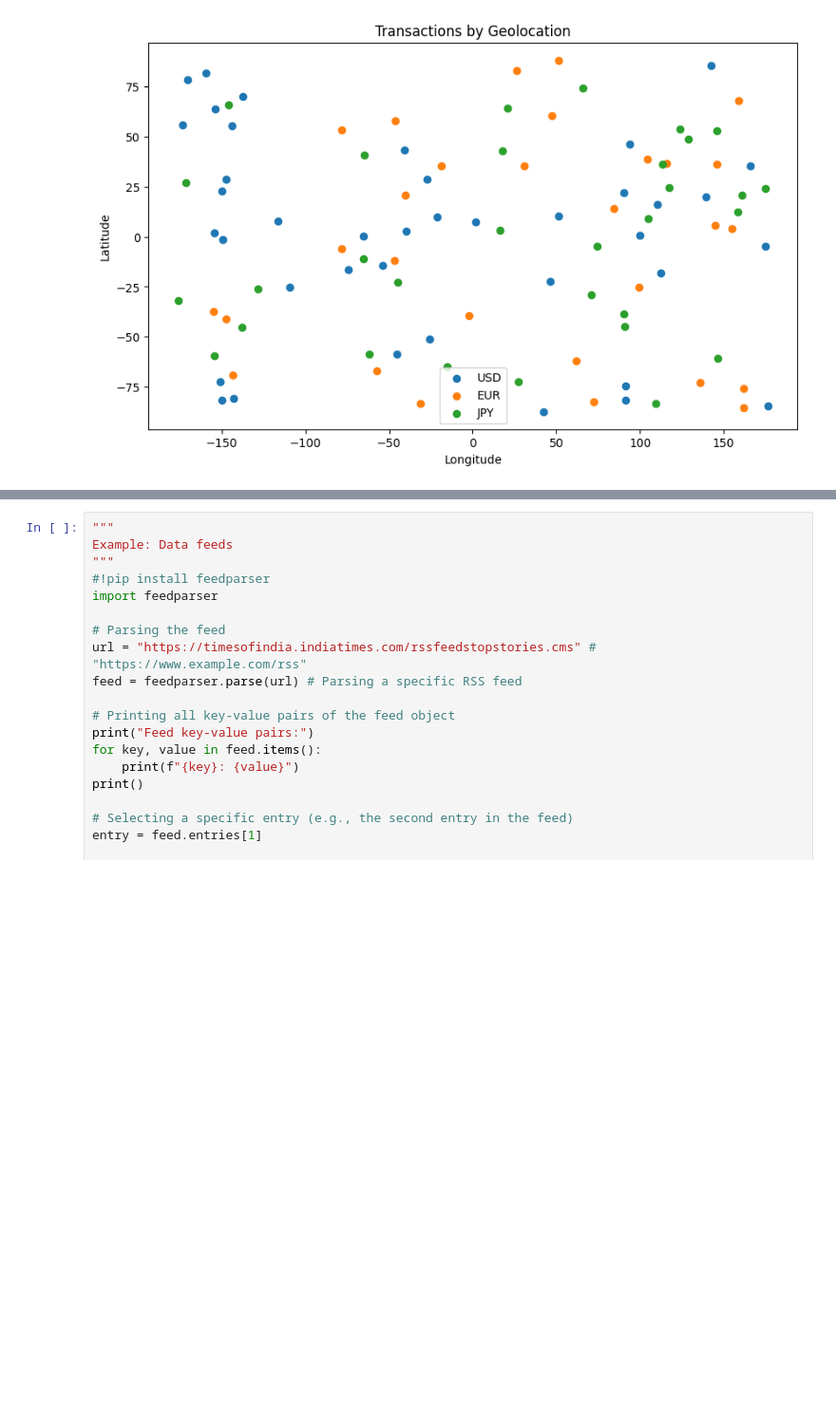
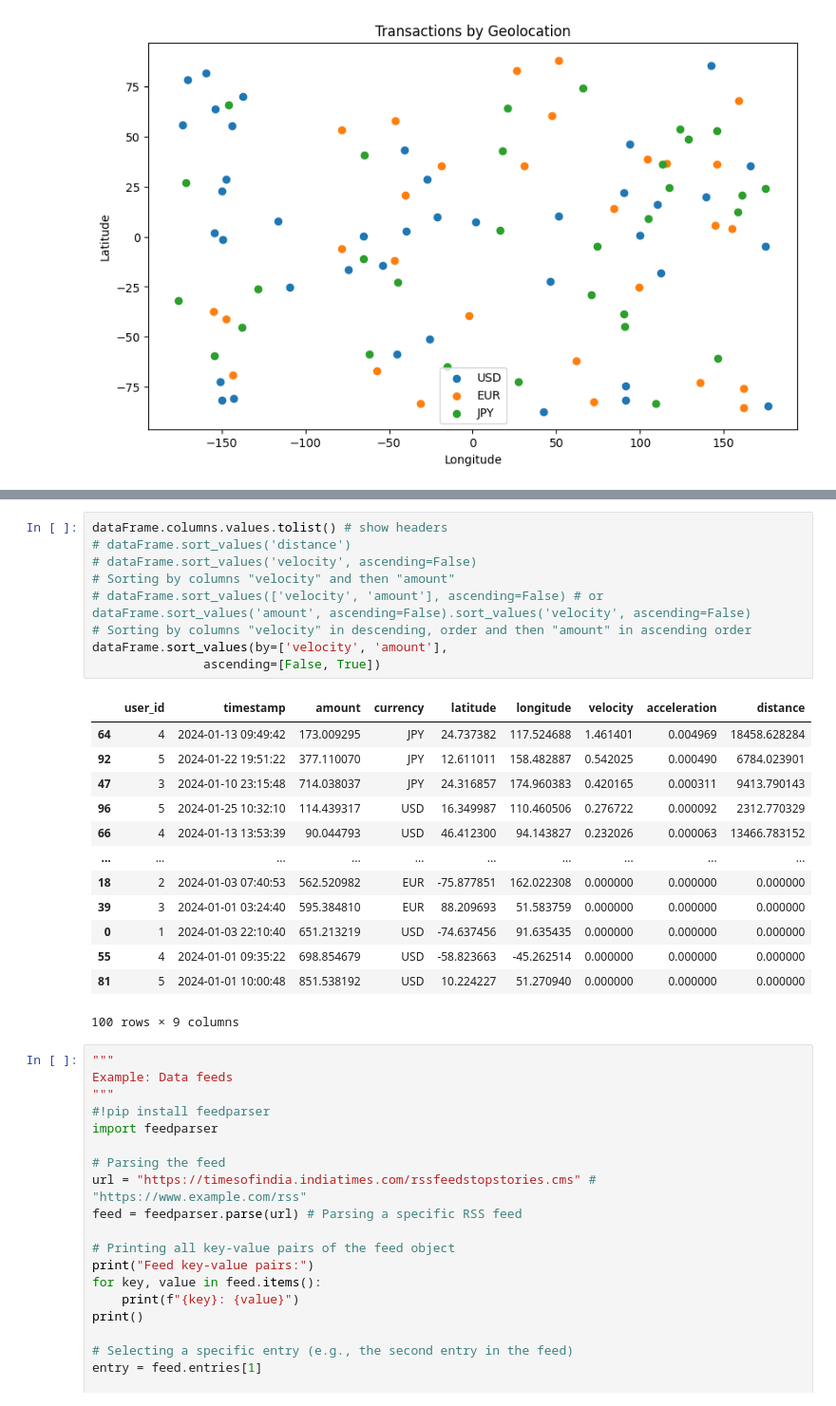
Before and after one commit to ursa-mikail/python_activity_monitoring, a Jupyter notebook: activity_monitoring.ipynb, the cells around one changed output, grey strips where cells are left out. Shown at 95% size. Saved outputs shown, nothing was run; the diff lists cells and outputs as text; blank space fills up the shorter version.

```diff
--- a/activity_monitoring.ipynb
+++ b/activity_monitoring.ipynb
@@ -359,3 +456,26 @@ plot_graphs(df)
+# %%
+dataFrame.columns.values.tolist() # show headers
+# dataFrame.sort_values('distance')
+# dataFrame.sort_values('velocity', ascending=False)
+# Sorting by columns "velocity" and then "amount"
+# dataFrame.sort_values(['velocity', 'amount'], ascending=False) # or dataFrame.sort_values('amount', ascending=False).sort_values('velocity', ascending=False)
+# Sorting by columns "velocity" in descending, order and then "amount" in ascending order
+dataFrame.sort_values(by=['velocity', 'amount'],
+               ascending=[False, True])
+# %% [output]
+|  | user_id | timestamp | amount | currency | latitude | longitude | velocity | acceleration | distance |
+| 64 | 4 | 2024-01-13 09:49:42 | 173.009295 | JPY | 24.737382 | 117.524688 | 1.461401 | 0.004969 | 18458.628284 |
+| 92 | 5 | 2024-01-22 19:51:22 | 377.110070 | JPY | 12.611011 | 158.482887 | 0.542025 | 0.000490 | 6784.023901 |
+| 47 | 3 | 2024-01-10 23:15:48 | 714.038037 | JPY | 24.316857 | 174.960383 | 0.420165 | 0.000311 | 9413.790143 |
+| 96 | 5 | 2024-01-25 10:32:10 | 114.439317 | USD | 16.349987 | 110.460506 | 0.276722 | 0.000092 | 2312.770329 |
+| 66 | 4 | 2024-01-13 13:53:39 | 90.044793 | USD | 46.412300 | 94.143827 | 0.232026 | 0.000063 | 13466.783152 |
+| ... | ... | ... | ... | ... | ... | ... | ... | ... | ... |
+| 18 | 2 | 2024-01-03 07:40:53 | 562.520982 | EUR | -75.877851 | 162.022308 | 0.000000 | 0.000000 | 0.000000 |
+| 39 | 3 | 2024-01-01 03:24:40 | 595.384810 | EUR | 88.209693 | 51.583759 | 0.000000 | 0.000000 | 0.000000 |
+| 0 | 1 | 2024-01-03 22:10:40 | 651.213219 | USD | -74.637456 | 91.635435 | 0.000000 | 0.000000 | 0.000000 |
+| 55 | 4 | 2024-01-01 09:35:22 | 698.854679 | USD | -58.823663 | -45.262514 | 0.000000 | 0.000000 | 0.000000 |
+| 81 | 5 | 2024-01-01 10:00:48 | 851.538192 | USD | 10.224227 | 51.270940 | 0.000000 | 0.000000 | 0.000000 |
+100 rows × 9 columns
 # %%
 """
 Example: Data feeds
```
Also changed, not shown: parts of 4 cells of this notebook.
